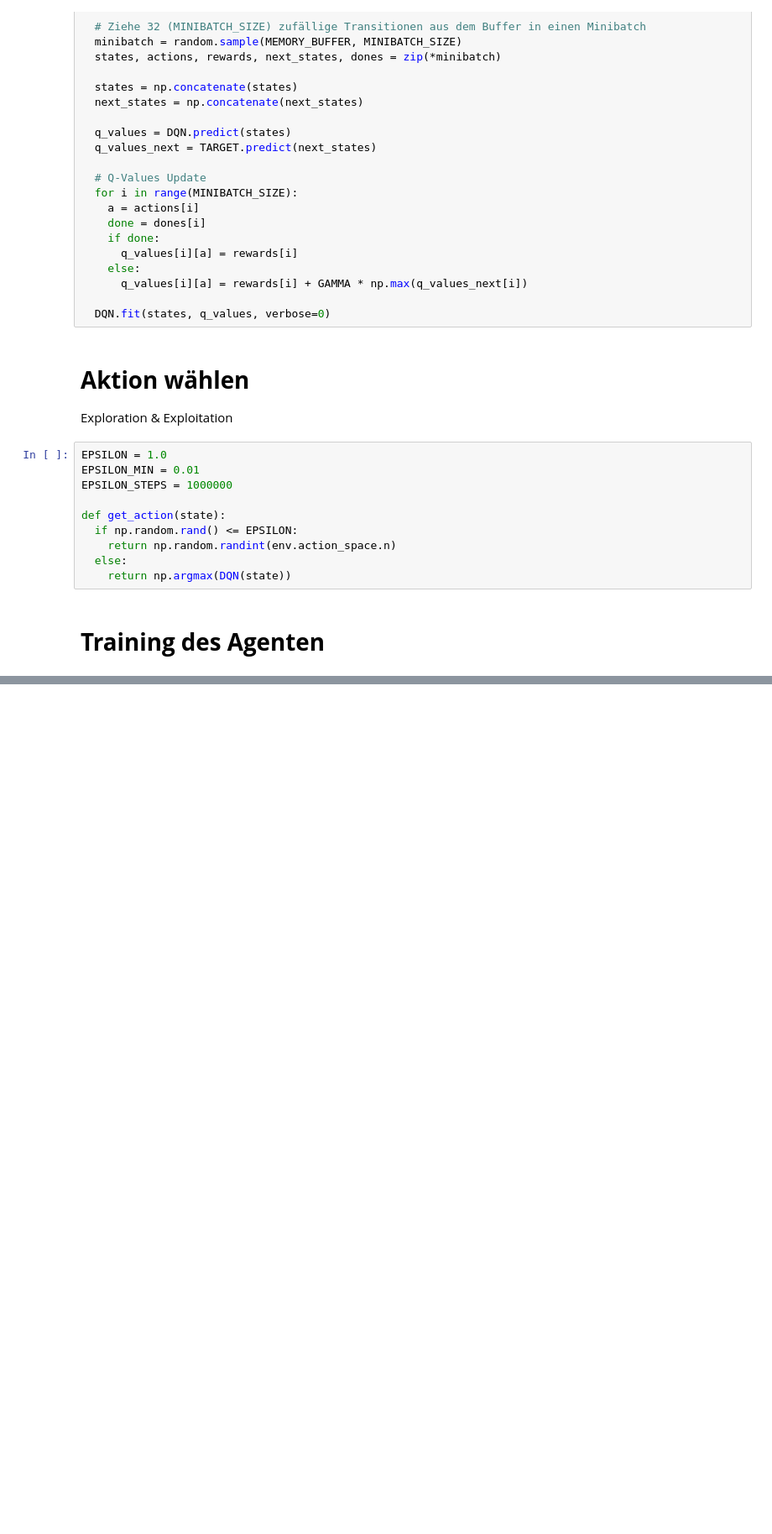
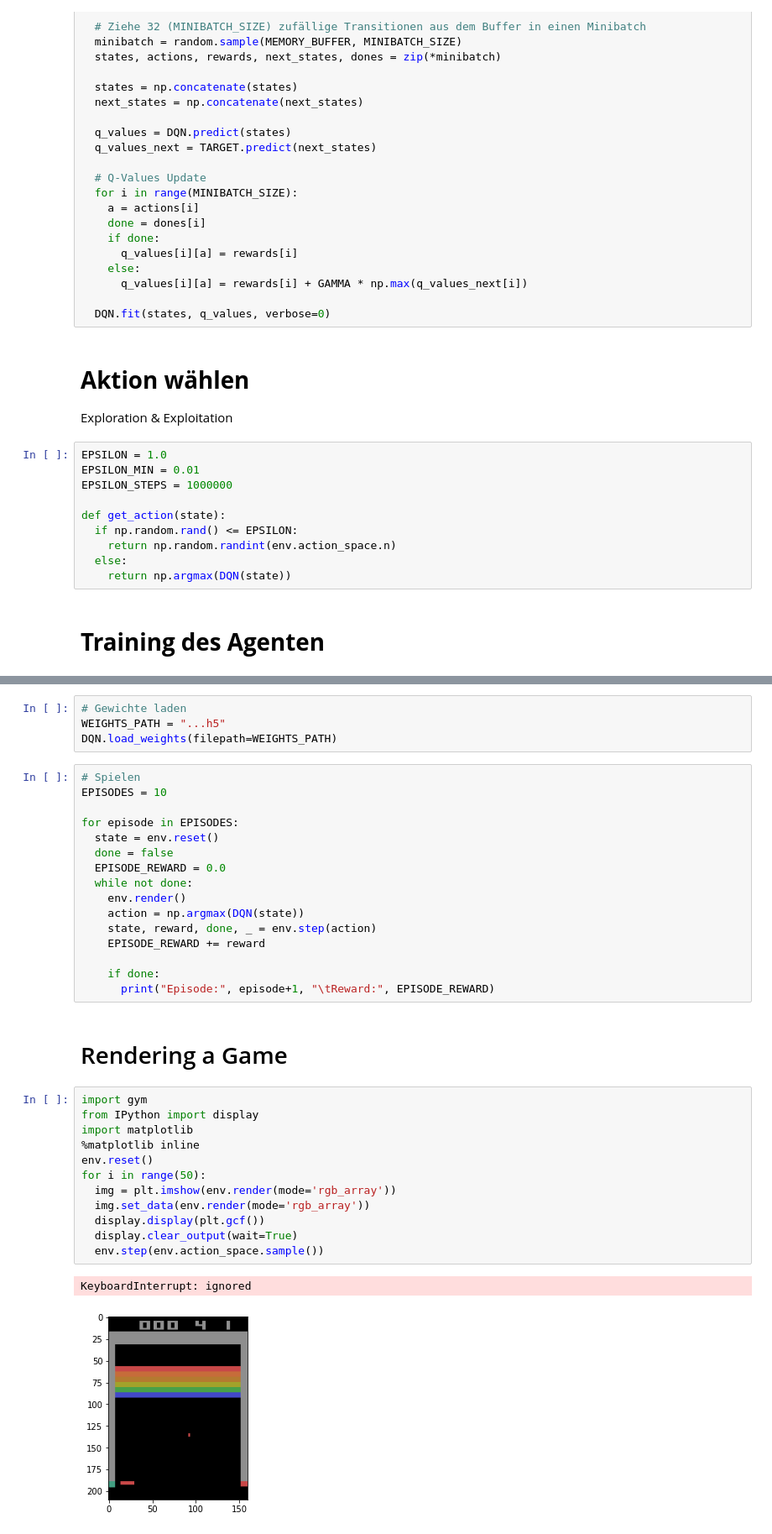
Before and after one commit to CKeibel/Deep-Reinforcement_Learning, a Jupyter notebook: Deep_Q_Network.ipynb, the cells around one changed output, grey strips where cells are left out. Shown: that part at 84% size. Saved outputs shown, nothing was run; the diff lists cells and outputs as text; blank space fills up the shorter version.

Commit message:
Added game playing and rendering

```diff
--- a/Deep_Q_Network.ipynb
+++ b/Deep_Q_Network.ipynb
@@ -370,0 +394,37 @@ Episode: 5      Reward: 0.0     Mean: 1.0       TRAIN START: False      Epsi: 1.
+# %%
+# Gewichte laden
+WEIGHTS_PATH = "...h5"
+DQN.load_weights(filepath=WEIGHTS_PATH)
+# %%
+# Spielen
+EPISODES = 10
+
+for episode in EPISODES:
+  state = env.reset()
+  done = false
+  EPISODE_REWARD = 0.0
+  while not done:
+    env.render()
+    action = np.argmax(DQN(state))
+    state, reward, done, _ = env.step(action)
+    EPISODE_REWARD += reward
+
+    if done:
+      print("Episode:", episode+1, "\tReward:", EPISODE_REWARD)
+# %% [markdown]
+# Rendering a Game
+# %%
+import gym
+from IPython import display
+import matplotlib
+%matplotlib inline
+env.reset()
+for i in range(50):
+  img = plt.imshow(env.render(mode='rgb_array'))
+  img.set_data(env.render(mode='rgb_array'))
+  display.display(plt.gcf())
+  display.clear_output(wait=True)
+  env.step(env.action_space.sample())
+# %% [output]
+KeyboardInterrupt: ignored
+[figure, added]
```
Also changed, not shown: parts of 5 cells of this notebook.
